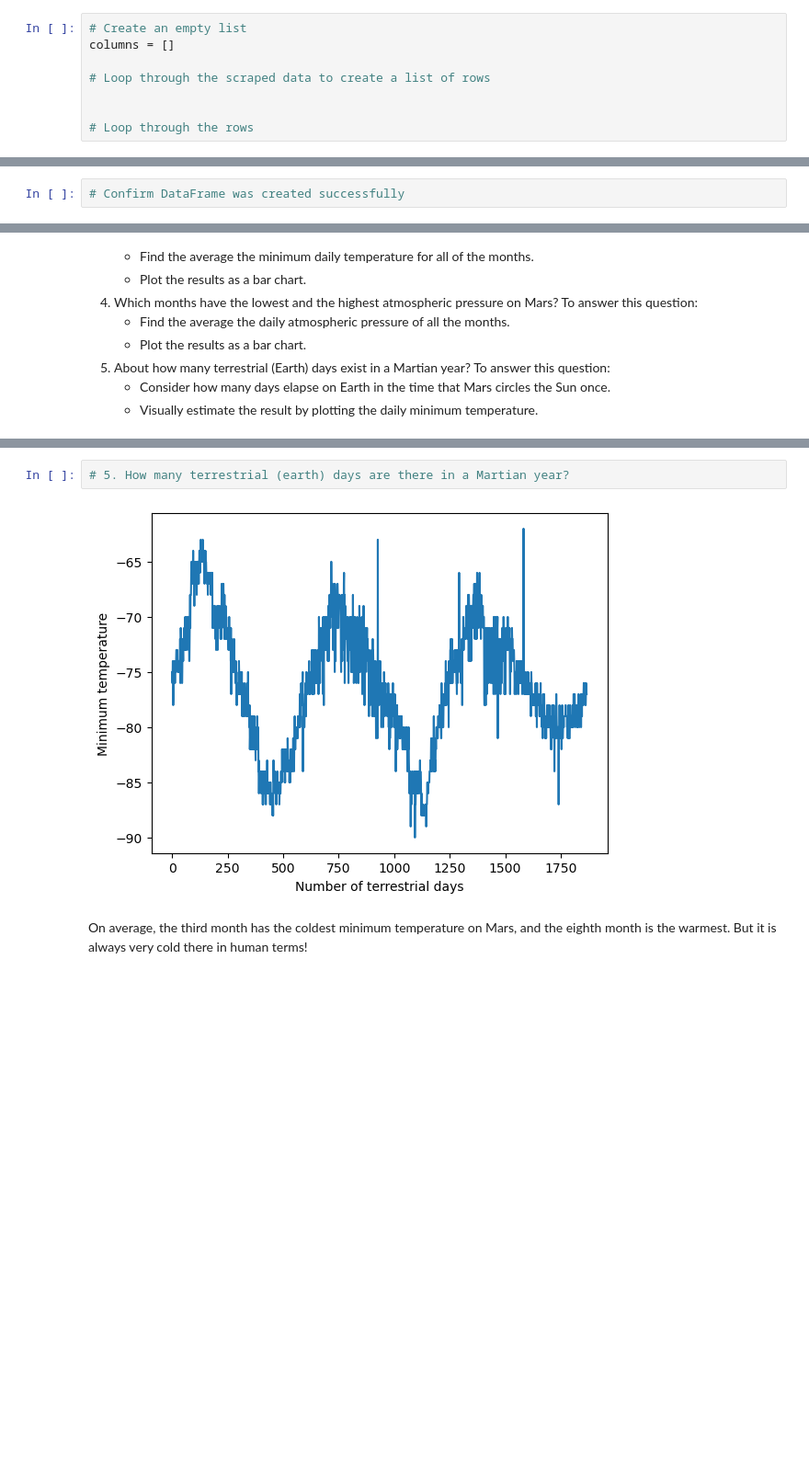
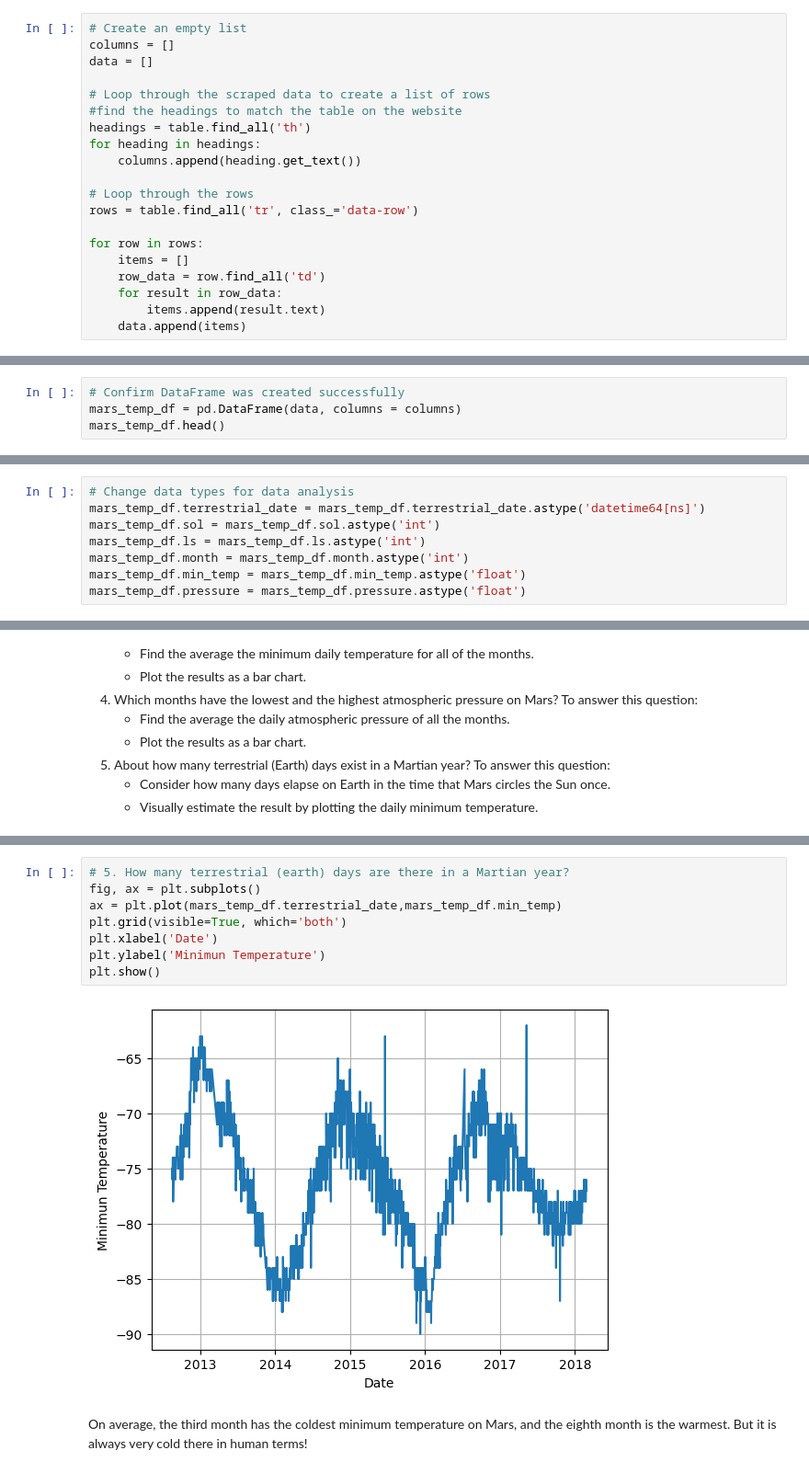
Before and after one commit to Barbsbhg/HTML_Challenge, a Jupyter notebook: part_2_mars_weather.ipynb, the cells around one changed output, grey strips where cells are left out. Shown: that part at 92% size. Drawn from its saved outputs; the diff is of its cells as text; blank space fills up the shorter version.

```diff
--- a/part_2_mars_weather.ipynb
+++ b/part_2_mars_weather.ipynb
@@ -53,8 +73,20 @@ Assemble the scraped data into a Pandas DataFrame. The columns should have the s
 # %%
 # Create an empty list
 columns = []
+data = []
 
 # Loop through the scraped data to create a list of rows
-
+#find the headings to match the table on the website
+headings = table.find_all('th')
+for heading in headings:
+    columns.append(heading.get_text())
 
 # Loop through the rows
+rows = table.find_all('tr', class_='data-row')
+
+for row in rows:
+    items = []
+    row_data = row.find_all('td')
+    for result in row_data:
+        items.append(result.text)
+    data.append(items)
@@ -66,5 +99,7 @@ columns = []
 # %%
 # Confirm DataFrame was created successfully
+mars_temp_df = pd.DataFrame(data, columns = columns)
+mars_temp_df.head()
 # %% [output]
 |  | id | terrestrial_date | sol | ls | month | min_temp | pressure |
 | 0 | 2 | 2012-08-16 | 10 | 155 | 6 | -75.0 | 739.0 |
@@ -94,2 +128,10 @@ dtype: object
+# %%
+# Change data types for data analysis
+mars_temp_df.terrestrial_date = mars_temp_df.terrestrial_date.astype('datetime64[ns]')
+mars_temp_df.sol = mars_temp_df.sol.astype('int')
+mars_temp_df.ls = mars_temp_df.ls.astype('int')
+mars_temp_df.month = mars_temp_df.month.astype('int')
+mars_temp_df.min_temp = mars_temp_df.min_temp.astype('float')
+mars_temp_df.pressure = mars_temp_df.pressure.astype('float')
 # %%
 # Confirm type changes were successful by examining data types again
@@ -187,7 +258,13 @@ Name: pressure, dtype: float64
 # %%
 # 5. How many terrestrial (earth) days are there in a Martian year?
+fig, ax = plt.subplots()
+ax = plt.plot(mars_temp_df.terrestrial_date,mars_temp_df.min_temp)
+plt.grid(visible=True, which='both')
+plt.xlabel('Date')
+plt.ylabel('Minimun Temperature')
+plt.show()
 # %% [output]
-[figure, old version]
+[figure, new version]
 # %% [markdown]
 On average, the third month has the coldest minimum temperature on Mars, and the eighth month is the warmest. But it is always very cold there in human terms!
 # %% [markdown]
```
Also changed, not shown: parts of 17 cells of this notebook, 3 other files.
